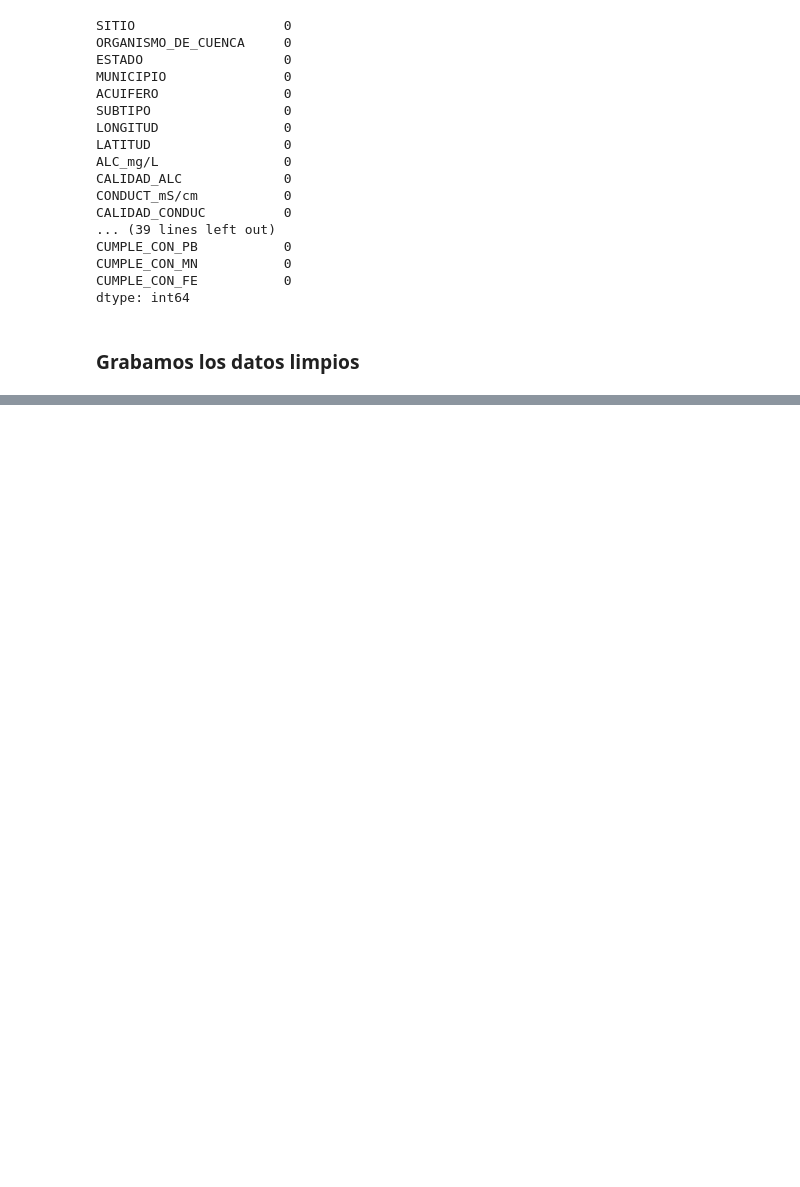
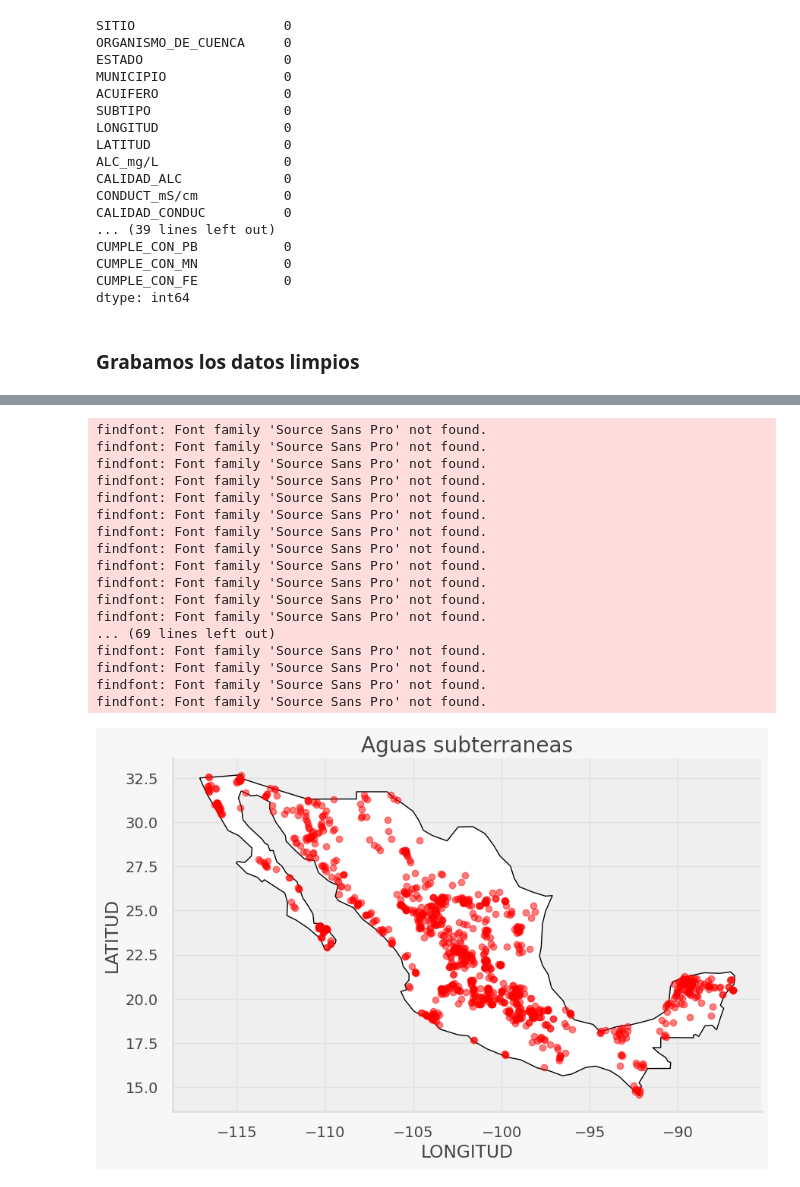
Before and after one commit to PosgradoMNA/actividades-del-projecto-96, a Jupyter notebook: Reto/reto_calidad_agua.ipynb, the cells around one changed output, grey strips where cells are left out. Cells and saved outputs as stored; diff of their text form; code cells hidden in the pictures; blank space fills up the shorter version.

```diff
--- a/Reto/reto_calidad_agua.ipynb
+++ b/Reto/reto_calidad_agua.ipynb
@@ -328,0 +406,4 @@ dfCalidadSubterranea.to_csv(outPath)
+# %%
+dfCalidadSubterranea["Coordinates"] = list(zip(dfCalidadSubterranea.LONGITUD, dfCalidadSubterranea.LATITUD))
+dfCalidadSubterranea["Coordinates"] = dfCalidadSubterranea["Coordinates"].apply(Point)
+dfCalidadSubterranea.head()
@@ -328,0 +418,3 @@ dfCalidadSubterranea.to_csv(outPath)
+# %%
+gdf = gpd.GeoDataFrame(dfCalidadSubterranea, geometry="Coordinates")
+gdf.head()
@@ -328,0 +496,41 @@ dfCalidadSubterranea.to_csv(outPath)
+# %%
+# Step 3: Plot the cities onto the map
+# We mostly use the code from before --- we still want the country borders plotted --- and we
+# add a command to plot the cities
+fig, gax = plt.subplots(figsize=(10,10))
+
+# By only plotting rows in which the continent is 'South America' we only plot, well,
+# South America.
+world.query("name == 'Mexico'").plot(ax = gax, edgecolor='black', color='white')
+
+# This plot the cities. It's the same syntax, but we are plotting from a different GeoDataFrame.
+# I want the cities as pale red dots.
+gdf.plot(ax=gax, color='red', alpha = 0.5)
+
+gax.set_xlabel('LONGITUD')
+gax.set_ylabel('LATITUD')
+gax.set_title('Aguas subterraneas')
+
+gax.spines['top'].set_visible(False)
+gax.spines['right'].set_visible(False)
+
+plt.show()
+# %% [output]
+findfont: Font family 'Source Sans Pro' not found.
+findfont: Font family 'Source Sans Pro' not found.
+findfont: Font family 'Source Sans Pro' not found.
+findfont: Font family 'Source Sans Pro' not found.
+findfont: Font family 'Source Sans Pro' not found.
+findfont: Font family 'Source Sans Pro' not found.
+findfont: Font family 'Source Sans Pro' not found.
+findfont: Font family 'Source Sans Pro' not found.
+findfont: Font family 'Source Sans Pro' not found.
+findfont: Font family 'Source Sans Pro' not found.
+findfont: Font family 'Source Sans Pro' not found.
+findfont: Font family 'Source Sans Pro' not found.
+... (69 lines left out)
+findfont: Font family 'Source Sans Pro' not found.
+findfont: Font family 'Source Sans Pro' not found.
+findfont: Font family 'Source Sans Pro' not found.
+findfont: Font family 'Source Sans Pro' not found.
+[figure, added]
```
Also changed, not shown: parts of 18 cells of this notebook, 1 other file.
